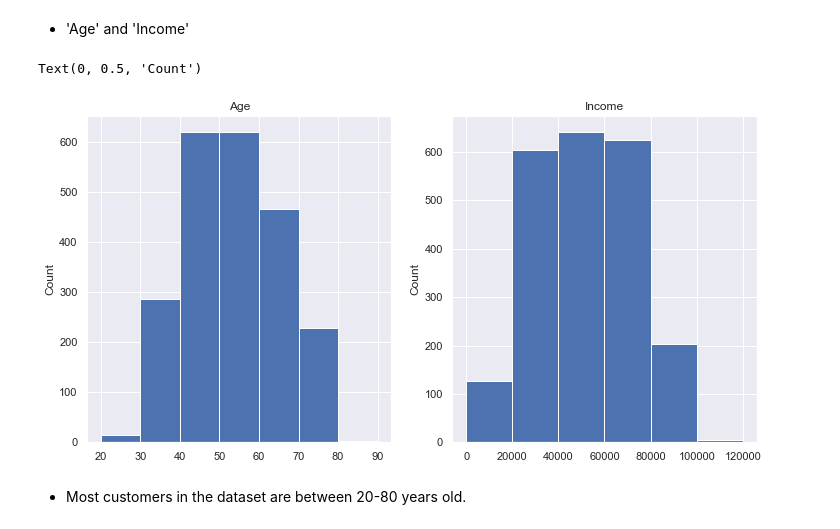
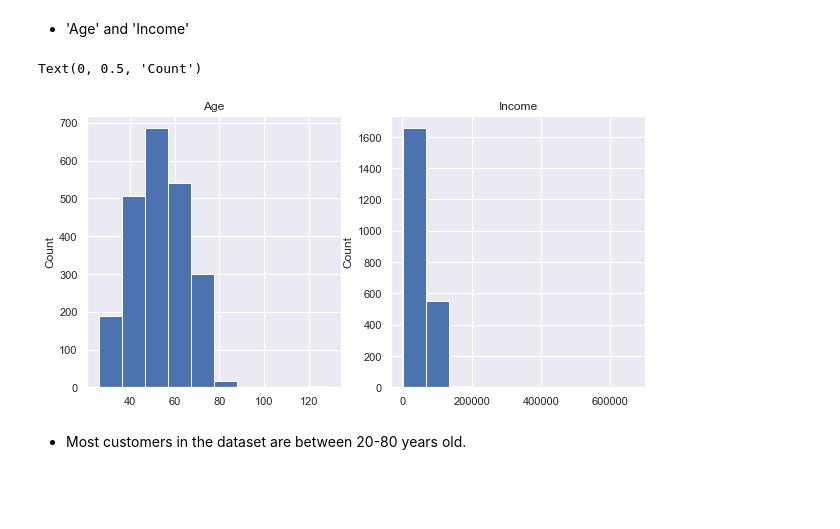
Before and after one commit to livia360/Capstone_project, a Jupyter notebook: 01_Data_Wrangling.ipynb, the cells around one changed output. Saved outputs shown, nothing was run; the diff lists cells and outputs as text; code cells hidden in the pictures; blank space fills up the shorter version.

```diff
--- a/01_Data_Wrangling.ipynb
+++ b/01_Data_Wrangling.ipynb
@@ -263,16 +263,16 @@ Name: Household, dtype: int64
 # find the age of customers and save as a new feature 'Age'
 df['Age'] = 2022 - df.Year_Birth
 # %%
-fig, ax = plt.subplots(1, 2, figsize=(12,6))
+fig, ax = plt.subplots(1, 2, figsize=(10,5))
 
 # Specify a horizontal barplot ('barh') as kind of plot (kind=)
-df.Age.plot(kind='hist', bins=[20,30,40,50,60,70,80,90], ax=ax[0])
+df.Age.plot(kind='hist', bins=10, ax=ax[0])
 ax[0].set_title('Age')
 ax[0].set_ylabel('Count')
 
-df.Income.plot(kind='hist', bins=[0, 20000, 40000, 60000, 80000, 100000, 120000], ax=ax[1])
+df.Income.plot(kind='hist', bins=10, ax=ax[1])
 ax[1].set_title('Income')
 ax[1].set_ylabel('Count')
 # %% [output]
 Text(0, 0.5, 'Count')
-[figure, old version]
+[figure, new version]
```
Also changed, not shown: parts of 14 cells of this notebook.
